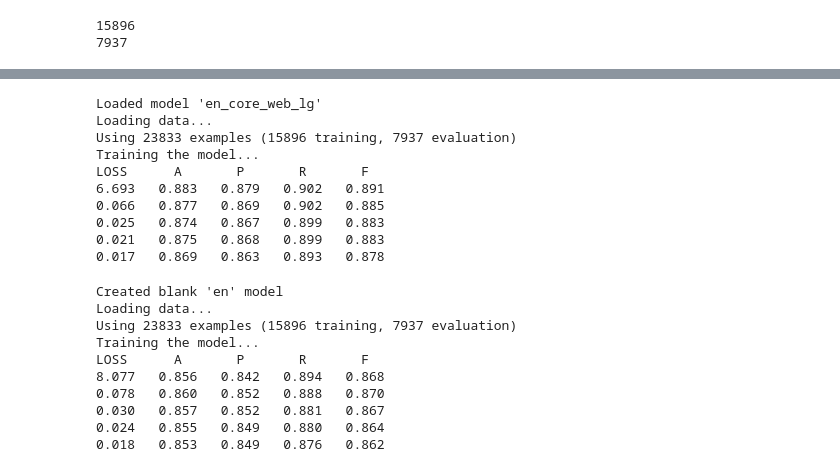
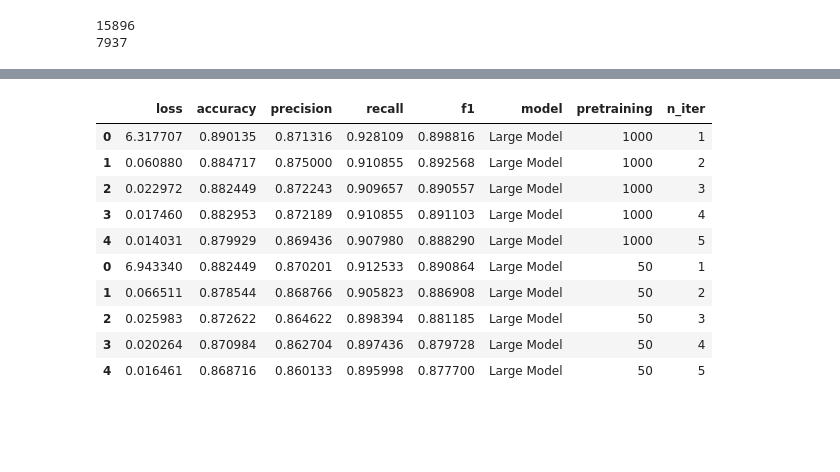
Before and after one commit to eliiza/spacy_tour, a Jupyter notebook: spacy_tour_part2.ipynb, the cells around one changed output, grey strips where cells are left out. Cells and saved outputs as stored; diff of their text form; code cells hidden in the pictures; blank space fills up the shorter version.

```diff
--- a/spacy_tour_part2.ipynb
+++ b/spacy_tour_part2.ipynb
@@ -219,3 +261,2 @@ KeyboardInterrupt:
 # %%
-spacy.util.fix_random_seed()
-main(model='en_core_web_lg', init_tok2vec='pretrained-model-lg-tags/model999.bin')
+mp50 = main(model='en_core_web_lg', init_tok2vec='pretrained-model-lg-tags/model49.bin')
@@ -261,26 +286,0 @@ LOSS      A       P       R       F
-# %%
-main(model='en_core_web_lg', init_tok2vec='pretrained-model-lg-tags/model50.bin')
-# %% [output]
-Loaded model 'en_core_web_lg'
-Loading data...
-Using 23833 examples (15896 training, 7937 evaluation)
-Training the model...
-LOSS      A       P       R       F
-6.693   0.883   0.879   0.902   0.891
-0.066   0.877   0.869   0.902   0.885
-0.025   0.874   0.867   0.899   0.883
-0.021   0.875   0.868   0.899   0.883
-0.017   0.869   0.863   0.893   0.878
-# %%
-main(model=None, init_tok2vec='pretrained-model-tags/model50.bin')
-# %% [output]
-Created blank 'en' model
-Loading data...
-Using 23833 examples (15896 training, 7937 evaluation)
-Training the model...
-LOSS      A       P       R       F
-8.077   0.856   0.842   0.894   0.868
-0.078   0.860   0.852   0.888   0.870
-0.030   0.857   0.852   0.881   0.867
-0.024   0.855   0.849   0.880   0.864
-0.018   0.853   0.849   0.876   0.862
@@ -286,0 +303,14 @@ LOSS      A       P       R       F
+# %%
+df.head(10)
+# %% [output]
+|  | loss | accuracy | precision | recall | f1 | model | pretraining | n_iter |
+| 0 | 6.317707 | 0.890135 | 0.871316 | 0.928109 | 0.898816 | Large Model | 1000 | 1 |
+| 1 | 0.060880 | 0.884717 | 0.875000 | 0.910855 | 0.892568 | Large Model | 1000 | 2 |
+| 2 | 0.022972 | 0.882449 | 0.872243 | 0.909657 | 0.890557 | Large Model | 1000 | 3 |
+| 3 | 0.017460 | 0.882953 | 0.872189 | 0.910855 | 0.891103 | Large Model | 1000 | 4 |
+| 4 | 0.014031 | 0.879929 | 0.869436 | 0.907980 | 0.888290 | Large Model | 1000 | 5 |
+| 0 | 6.943340 | 0.882449 | 0.870201 | 0.912533 | 0.890864 | Large Model | 50 | 1 |
+| 1 | 0.066511 | 0.878544 | 0.868766 | 0.905823 | 0.886908 | Large Model | 50 | 2 |
+| 2 | 0.025983 | 0.872622 | 0.864622 | 0.898394 | 0.881185 | Large Model | 50 | 3 |
+| 3 | 0.020264 | 0.870984 | 0.862704 | 0.897436 | 0.879728 | Large Model | 50 | 4 |
+| 4 | 0.016461 | 0.868716 | 0.860133 | 0.895998 | 0.877700 | Large Model | 50 | 5 |
```
Also changed, not shown: parts of 17 cells of this notebook, 6 other files.
